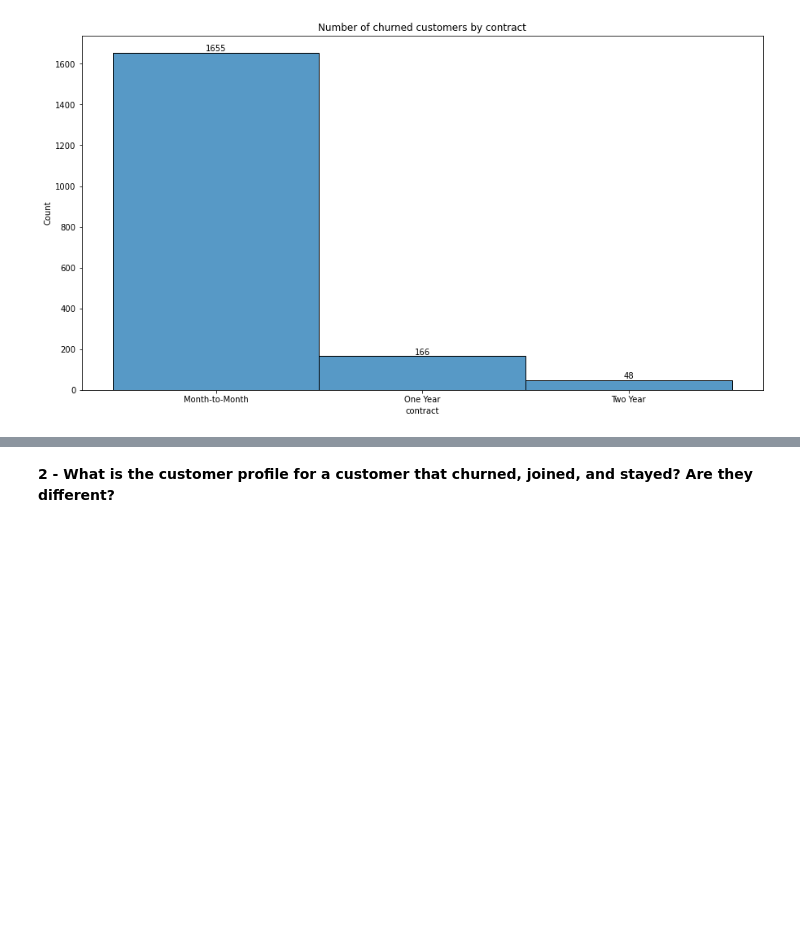
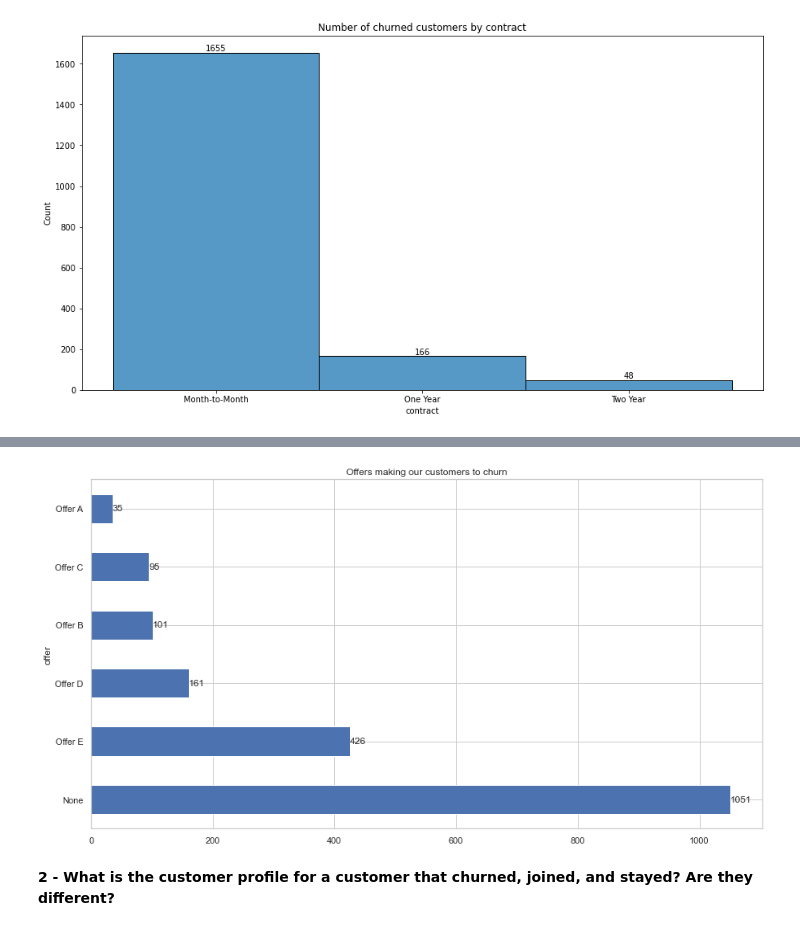
Before and after one commit to Yurhigz/Telecom_Churn, a Jupyter notebook: Script_Python.ipynb, the cells around one changed output, grey strips where cells are left out. Saved outputs shown, nothing was run; the diff lists cells and outputs as text; code cells hidden in the pictures; blank space fills up the shorter version.

```diff
--- a/Script_Python.ipynb
+++ b/Script_Python.ipynb
@@ -274,3 +300,13 @@ As we can see most of the customers who churned are monthly contracted to the co
+# %%
+df_churn_offer = df.loc[df.customer_status == 'Churned'].groupby(['offer']).size().sort_values(ascending = False).head(6)
+# %%
+fig, ax = plt.subplots(figsize=(15,8))
+ax = df_churn_offer.plot(kind='barh')
+ax.bar_label(ax.containers[0])
+ax.set_title('Offers making our customers to churn')
+plt.show()
+# %% [output]
+[figure, added]
 # %% [markdown]
 <b>2 - What is the customer profile for a customer that churned, joined, and stayed? Are they different?
 # %%
```
Also changed, not shown: parts of 19 cells of this notebook.
